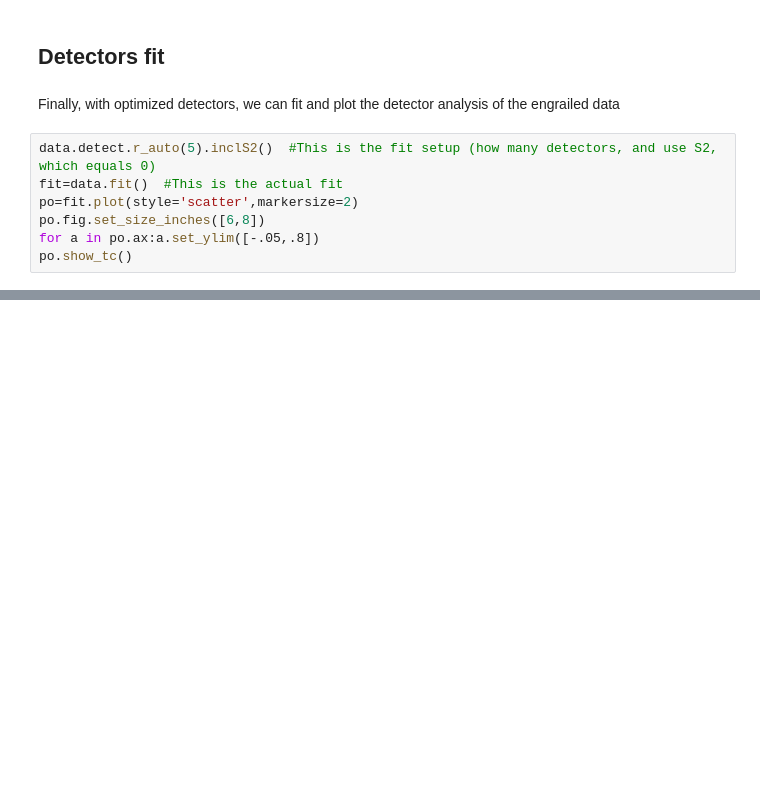
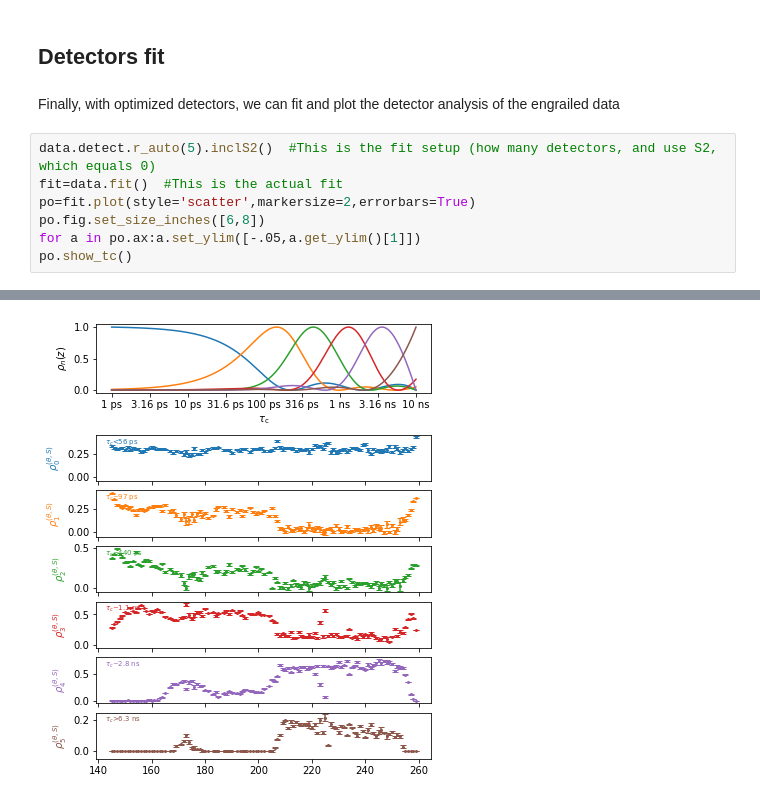
Before and after one commit to alsinmr/pyDR_tutorial, a Jupyter notebook: misc/Engrailed.ipynb, the cells around one changed output, grey strips where cells are left out. Drawn from its saved outputs; the diff is of its cells as text; blank space fills up the shorter version.

```diff
--- a/misc/Engrailed.ipynb
+++ b/misc/Engrailed.ipynb
@@ -55,8 +52,8 @@ Finally, with optimized detectors, we can fit and plot the detector analysis of
 # %%
 data.detect.r_auto(5).inclS2()  #This is the fit setup (how many detectors, and use S2, which equals 0)
 fit=data.fit()  #This is the actual fit
-po=fit.plot(style='scatter',markersize=2)
+po=fit.plot(style='scatter',markersize=2,errorbars=True)
 po.fig.set_size_inches([6,8])
-for a in po.ax:a.set_ylim([-.05,.8])
+for a in po.ax:a.set_ylim([-.05,a.get_ylim()[1]])
 po.show_tc()
 # %% [output]
@@ -64,0 +60 @@ po.show_tc()
+[figure, added]
```
Also changed, not shown: parts of 17 cells of this notebook.
